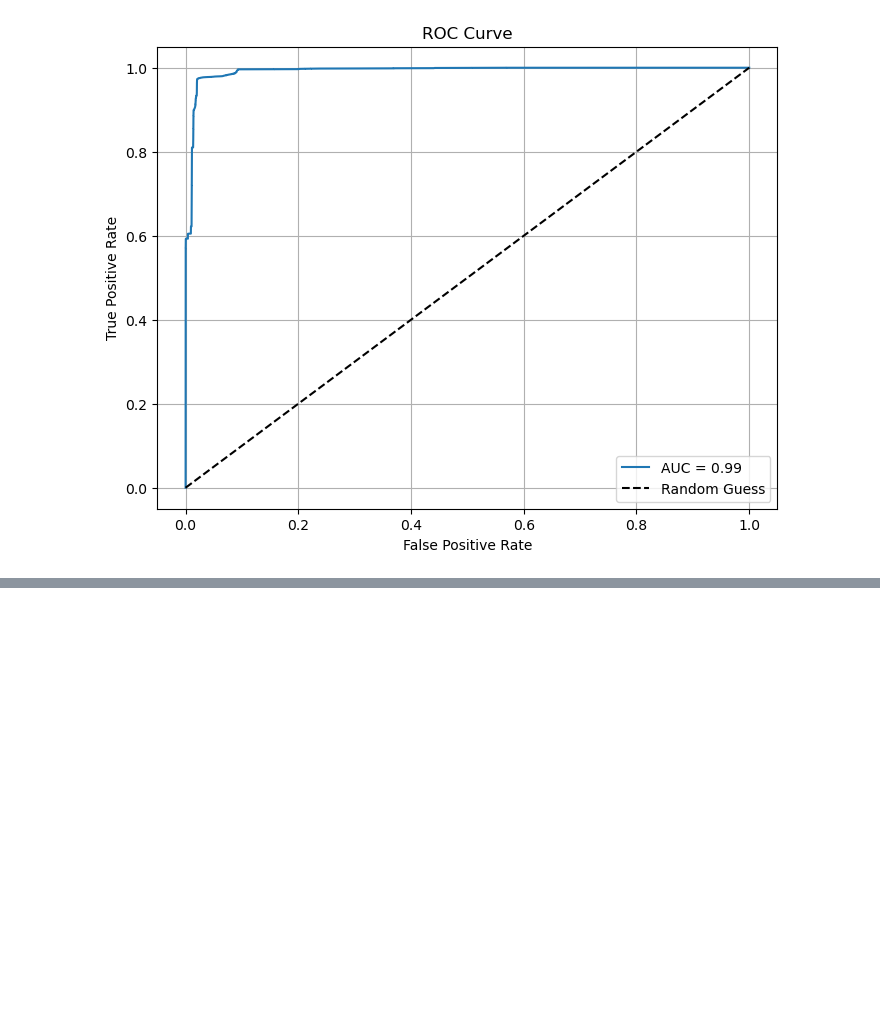
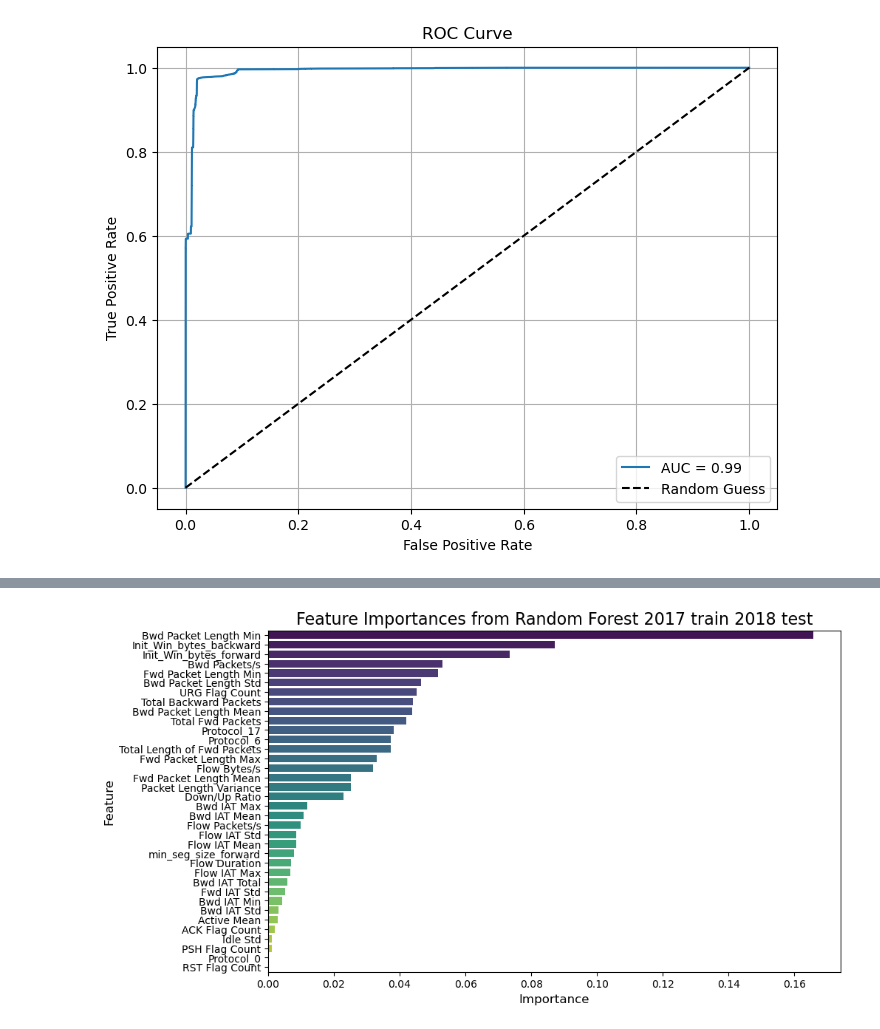
Before and after one commit to zhiyongyong-nus/dsa4263-fraudsters, a Jupyter notebook: baseline_model.ipynb, the cells around one changed output, grey strips where cells are left out. Cells and saved outputs as stored; diff of their text form; code cells hidden in the pictures; blank space fills up the shorter version.

Commit message:
train 2017 test 2018

```diff
--- a/baseline_model.ipynb
+++ b/baseline_model.ipynb
@@ -405,0 +512,20 @@ ROC AUC Score: 0.9922591896636506
+# %%
+# Separate features and target variables
+X_train = df_2017.drop(columns=['Label'])
+y_train = df_2017['Label']
+X_test = df_2018.drop(columns=['Label'])
+y_test = df_2018['Label']
+
+# Normalize the features
+scaler = StandardScaler()
+
+# Fit the scaler on the training data and transform both train and test data
+X_train_scaled = scaler.fit_transform(X_train)
+X_test_scaled = scaler.transform(X_test)
+
+# Train the Random Forest model
+rf_model = RandomForestClassifier(n_estimators=100, random_state=42)
+rf_model.fit(X_train_scaled, y_train)
+
+# Make predictions
+y_pred = rf_model.predict(X_test_scaled)
@@ -405,0 +580,29 @@ ROC AUC Score: 0.9922591896636506
+# %%
+# Get feature importances from the trained model
+feature_importances = rf_model.feature_importances_
+
+# Assuming X_train is a DataFrame and contains the features (not the 'Label' column)
+feature_names = X_train.columns  # Directly use the columns of X_train
+
+# Create a DataFrame to hold feature names and their corresponding importances
+feature_df = pd.DataFrame({
+    'Feature': feature_names,
+    'Importance': feature_importances
+})
+
+# Sort the DataFrame by importance in descending order
+sorted_feature_df = feature_df.sort_values(by='Importance', ascending=False)
+
+# Plot the feature importances
+plt.figure(figsize=(10, 6))  # Adjust figure size
+sns.barplot(x='Importance', y='Feature', data=sorted_feature_df, palette='viridis')
+
+# Add labels and title
+plt.title("Feature Importances from Random Forest 2017 train 2018 test", fontsize=16)
+plt.xlabel('Importance', fontsize=12)
+plt.ylabel('Feature', fontsize=12)
+
+# Display the plot
+plt.show()
+# %% [output]
+[figure, added]
```
Also changed, not shown: parts of 13 cells of this notebook, 1 other file.
